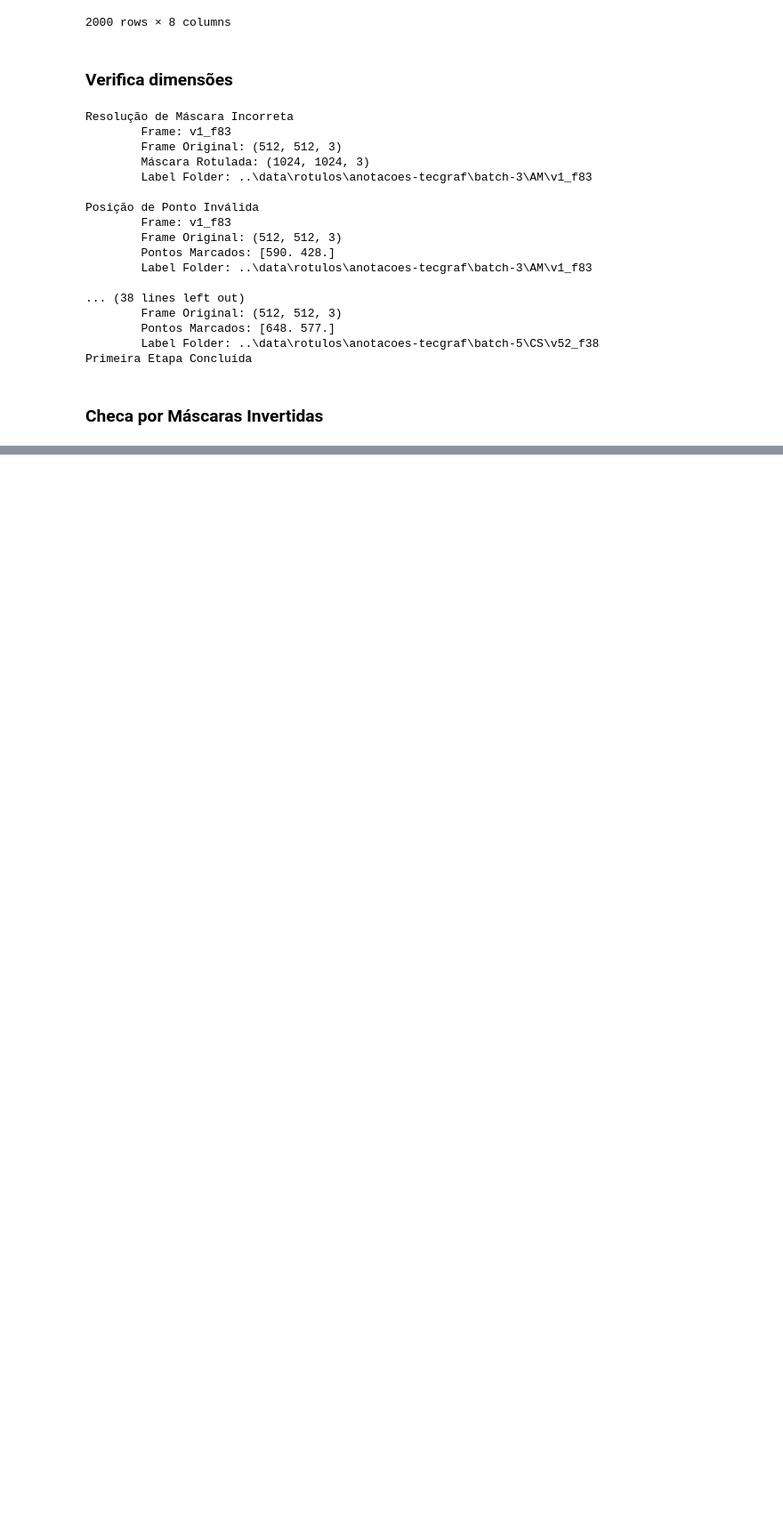
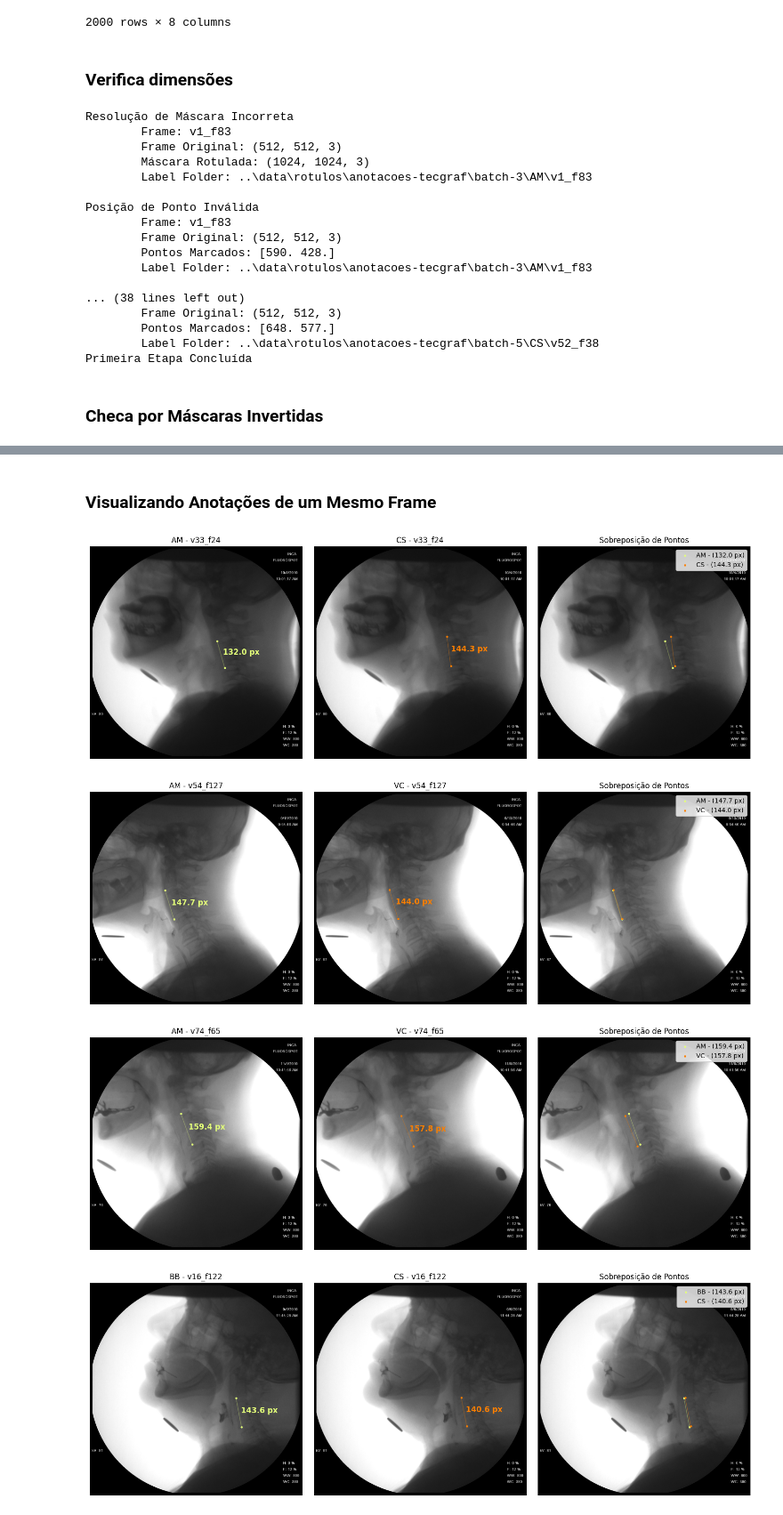
Before and after one commit to Vinicius0300/vfss_to_docker, a Jupyter notebook: notebooks/tratando_anotacoes.ipynb, the cells around one changed output, grey strips where cells are left out. Shown at 89% size. Saved outputs shown, nothing was run; the diff lists cells and outputs as text; code cells hidden in the pictures; blank space fills up the shorter version.

```diff
--- a/notebooks/tratando_anotacoes.ipynb
+++ b/notebooks/tratando_anotacoes.ipynb
@@ -220,0 +262,76 @@ Máscara Invertida
+# %% [markdown]
+### **Visualizando Anotações de um Mesmo Frame**
+# %%
+# Visualizando Marcações de Pontos
+def generate_color_list(n, cmap_name = "Wistia"):
+    cmap = plt.get_cmap(cmap_name)
+    colors = [cmap(i) for i in np.linspace(0, 1, n)]
+    return colors
+
+def check_coherence_points(df_video_frame, video_folder, output_folder):
+    n_rotuladores = df_video_frame.shape[0]
+    colors = generate_color_list(n_rotuladores)
+
+    video_id = df_video_frame["video_id"].values[0]
+    frame_id = df_video_frame["frame_id"].values[0]
+    video_frame = df_video_frame["video_frame"].values[0]
+
+    path_video = os.path.join(video_folder, f"{video_id}.avi")
+    frame = get_frame_from_video(path_video, int(frame_id))
+
+    fig, ax = plt.subplots(1,n_rotuladores+1, figsize=(5*(n_rotuladores+1),5))
+
+    # Plot por Rotulador
+    all_points = []
+    all_labelers = []
+    all_distance = []
+    for i in range(n_rotuladores):
+        df_rotulador = df_video_frame.loc[i]
+        labeler = df_rotulador['labeler']
+        ax[i].imshow(frame)
+        if df_rotulador["has_points"]:
+            points = load_points(df_rotulador["file_path"], "Results.csv")
+            distance = math.sqrt((points[1][0] - points[0][0])**2 + (points[1][1] - points[0][1])**2)
+            ponto_medio = (points[0] + points[1]) / 2
+
+            ax[i].scatter(points[:, 0], points[:, 1], color=colors[i], marker='o', s=5, linewidths=1)
+            ax[i].plot(points[:, 0], points[:, 1], color=colors[i], lw=1, alpha = 0.3)
+            ax[i].text(ponto_medio[0] + 10, ponto_medio[1], f'{distance:.1f} px',
+                       color=colors[i], fontweight='bold', fontsize=12)
+            all_points.append(points)
+            all_labelers.append(labeler)
+            all_distance.append(distance)
+        else:
+            ax[i].text(frame.shape[1]/2, frame.shape[0]/2, 'NÃO ROTULADO',
+                       color='red', fontweight='bold', fontsize=20, ha='center', va='center')
+        ax[i].axis("off")
+        ax[i].set_title(f"{labeler} - {video_frame}")
+
+    # Plot Geral
+    ax[n_rotuladores].imshow(frame)
+    for i in range(len(all_points)):
+        points = all_points[i]
+        ax[n_rotuladores].scatter(points[:, 0], points[:, 1], color=colors[i],
+                                  marker='o', s=5, linewidths=1, label = f"{all_labelers[i]} - ({all_distance[i]:.1f} px)")
+        ax[n_rotuladores].plot(points[:, 0], points[:, 1], color=colors[i], lw=1, alpha = 0.3)
+    ax[n_rotuladores].axis("off")
+    ax[n_rotuladores].set_title("Sobreposição de Pontos")
+    ax[n_rotuladores].legend()
+
+    plt.tight_layout()
+    if output_folder:
+        plt.savefig(os.path.join(output_folder, video_frame + ".png"))
+    plt.show()
+
+    return
+
+output_folder = r"..\\fig\\comparison\\point"
+video_frame_unique = video_frame_metadata_df["video_frame"].unique()
+for video_frame in video_frame_unique:
+    df_video_frame = video_frame_metadata_df.loc[video_frame_metadata_df["video_frame"] == video_frame].reset_index()
+    check_coherence_points(df_video_frame, videos_dir, output_folder)
+# %% [output]
+[figure, added]
+[figure, added]
+[figure, added]
+[figure, added]
```
Also changed, not shown: parts of 8 cells of this notebook, 1 other file.
